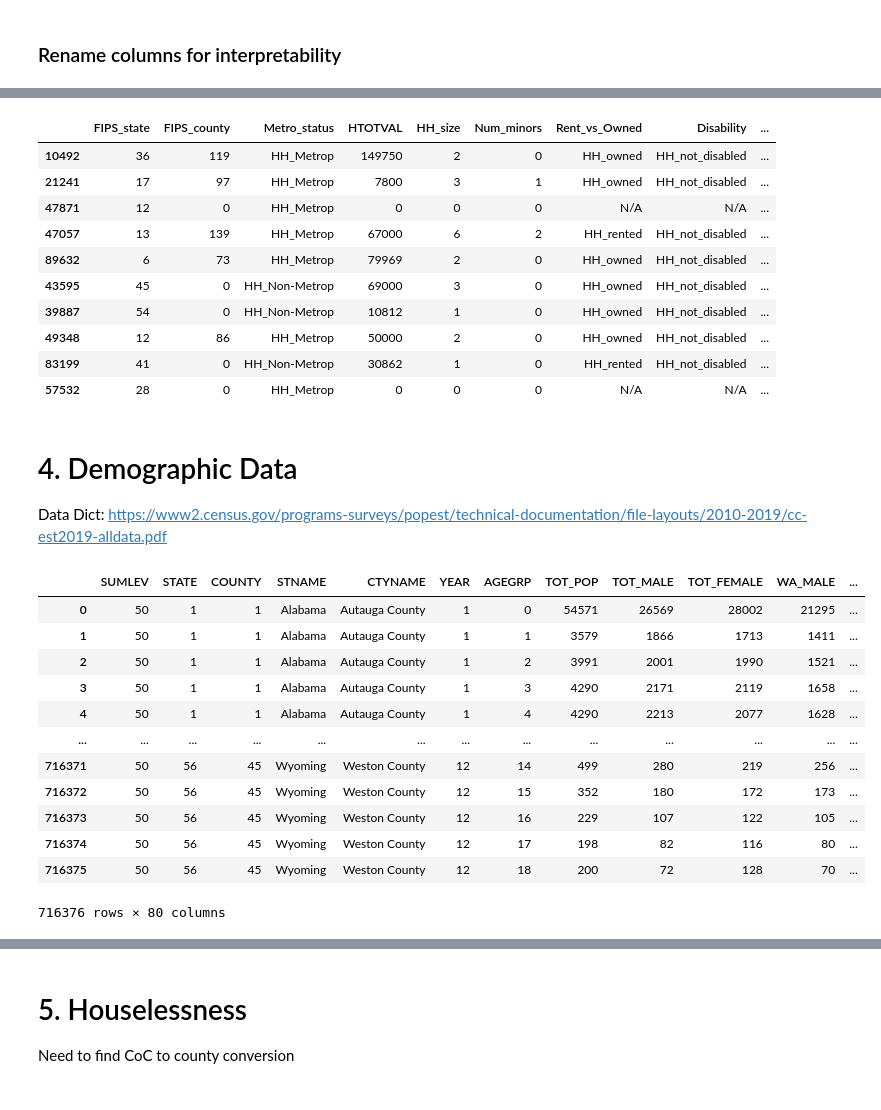
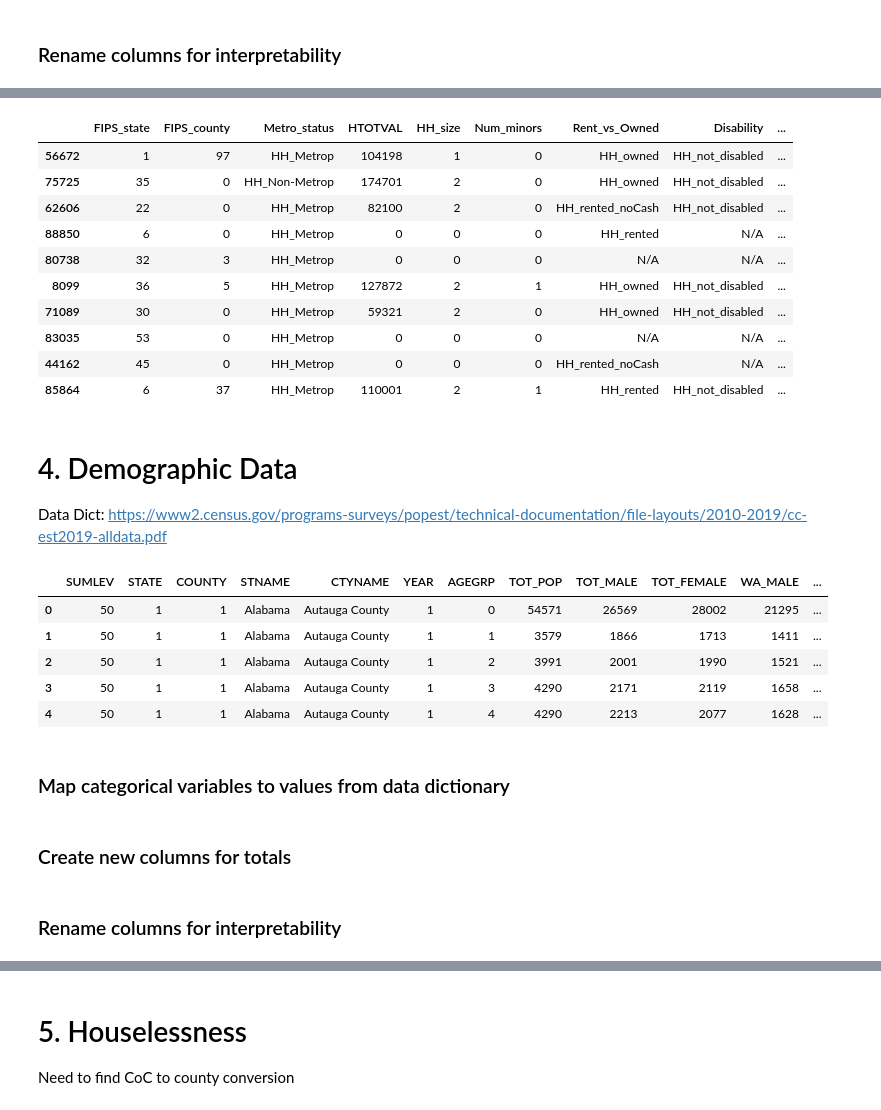
Before and after one commit to khyateed/projecting-food-insecurity, a Jupyter notebook: notebooks/cleaning.ipynb, the cells around one changed output, grey strips where cells are left out. Saved outputs shown, nothing was run; the diff lists cells and outputs as text; code cells hidden in the pictures.

Commit message:
data dictionary mapping

```diff
--- a/notebooks/cleaning.ipynb
+++ b/notebooks/cleaning.ipynb
@@ -7,9 +7,7 @@
 import pandas as pd
 import numpy as np
 import os
-from zipfile import ZipFile
-set_config(print_changed_only=False, display=None)
-pd.set_option('display.max_columns', None)
+pd.set_option('display.max_rows', 10)
 import matplotlib.pyplot as plt
 %matplotlib inline
 import seaborn as sns
@@ -239,33 +227,28 @@ df_household_20 = df_household_20.rename(columns={'GESTFIPS':'FIPS_state', 'GTCO
 df_household_19.sample(10)
 # %% [output]
 |  | FIPS_state | FIPS_county | Metro_status | HTOTVAL | HH_size | Num_minors | Rent_vs_Owned | Disability | ... |
-| 10492 | 36 | 119 | HH_Metrop | 149750 | 2 | 0 | HH_owned | HH_not_disabled | ... |
-| 21241 | 17 | 97 | HH_Metrop | 7800 | 3 | 1 | HH_owned | HH_not_disabled | ... |
-| 47871 | 12 | 0 | HH_Metrop | 0 | 0 | 0 | N/A | N/A | ... |
-| 47057 | 13 | 139 | HH_Metrop | 67000 | 6 | 2 | HH_rented | HH_not_disabled | ... |
-| 89632 | 6 | 73 | HH_Metrop | 79969 | 2 | 0 | HH_owned | HH_not_disabled | ... |
-| 43595 | 45 | 0 | HH_Non-Metrop | 69000 | 3 | 0 | HH_owned | HH_not_disabled | ... |
-| 39887 | 54 | 0 | HH_Non-Metrop | 10812 | 1 | 0 | HH_owned | HH_not_disabled | ... |
-| 49348 | 12 | 86 | HH_Metrop | 50000 | 2 | 0 | HH_owned | HH_not_disabled | ... |
-| 83199 | 41 | 0 | HH_Non-Metrop | 30862 | 1 | 0 | HH_rented | HH_not_disabled | ... |
-| 57532 | 28 | 0 | HH_Metrop | 0 | 0 | 0 | N/A | N/A | ... |
+| 56672 | 1 | 97 | HH_Metrop | 104198 | 1 | 0 | HH_owned | HH_not_disabled | ... |
+| 75725 | 35 | 0 | HH_Non-Metrop | 174701 | 2 | 0 | HH_owned | HH_not_disabled | ... |
+| 62606 | 22 | 0 | HH_Metrop | 82100 | 2 | 0 | HH_rented_noCash | HH_not_disabled | ... |
+| 88850 | 6 | 0 | HH_Metrop | 0 | 0 | 0 | HH_rented | N/A | ... |
+| 80738 | 32 | 3 | HH_Metrop | 0 | 0 | 0 | N/A | N/A | ... |
+| 8099 | 36 | 5 | HH_Metrop | 127872 | 2 | 1 | HH_owned | HH_not_disabled | ... |
+| 71089 | 30 | 0 | HH_Metrop | 59321 | 2 | 0 | HH_owned | HH_not_disabled | ... |
+| 83035 | 53 | 0 | HH_Metrop | 0 | 0 | 0 | N/A | N/A | ... |
+| 44162 | 45 | 0 | HH_Metrop | 0 | 0 | 0 | HH_rented_noCash | N/A | ... |
+| 85864 | 6 | 37 | HH_Metrop | 110001 | 2 | 1 | HH_rented | HH_not_disabled | ... |
 # %% [markdown]
 # 4. Demographic Data
 Data Dict: https://www2.census.gov/programs-surveys/popest/technical-documentation/file-layouts/2010-2019/cc-est2019-alldata.pdf
 # %%
 df_demographics = pd.read_csv('../datasets/demographics/demographics.csv',encoding='iso-8859-1')
-df_demographics
+df_demographics.head()
 # %% [output]
 |  | SUMLEV | STATE | COUNTY | STNAME | CTYNAME | YEAR | AGEGRP | TOT_POP | TOT_MALE | TOT_FEMALE | WA_MALE | ... |
 | 0 | 50 | 1 | 1 | Alabama | Autauga County | 1 | 0 | 54571 | 26569 | 28002 | 21295 | ... |
 | 1 | 50 | 1 | 1 | Alabama | Autauga County | 1 | 1 | 3579 | 1866 | 1713 | 1411 | ... |
 | 2 | 50 | 1 | 1 | Alabama | Autauga County | 1 | 2 | 3991 | 2001 | 1990 | 1521 | ... |
 | 3 | 50 | 1 | 1 | Alabama | Autauga County | 1 | 3 | 4290 | 2171 | 2119 | 1658 | ... |
 | 4 | 50 | 1 | 1 | Alabama | Autauga County | 1 | 4 | 4290 | 2213 | 2077 | 1628 | ... |
-| ... | ... | ... | ... | ... | ... | ... | ... | ... | ... | ... | ... | ... |
-| 716371 | 50 | 56 | 45 | Wyoming | Weston County | 12 | 14 | 499 | 280 | 219 | 256 | ... |
-| 716372 | 50 | 56 | 45 | Wyoming | Weston County | 12 | 15 | 352 | 180 | 172 | 173 | ... |
-| 716373 | 50 | 56 | 45 | Wyoming | Weston County | 12 | 16 | 229 | 107 | 122 | 105 | ... |
-| 716374 | 50 | 56 | 45 | Wyoming | Weston County | 12 | 17 | 198 | 82 | 116 | 80 | ... |
-| 716375 | 50 | 56 | 45 | Wyoming | Weston County | 12 | 18 | 200 | 72 | 128 | 70 | ... |
-716376 rows × 80 columns
+# %% [markdown]
+### Map categorical variables to values from data dictionary
@@ -271,0 +278,2 @@ df_demographics
+# %% [markdown]
+### Create new columns for totals
@@ -271,0 +290,2 @@ df_demographics
+# %% [markdown]
+### Rename columns for interpretability
```
Also changed, not shown: parts of 21 cells of this notebook.
